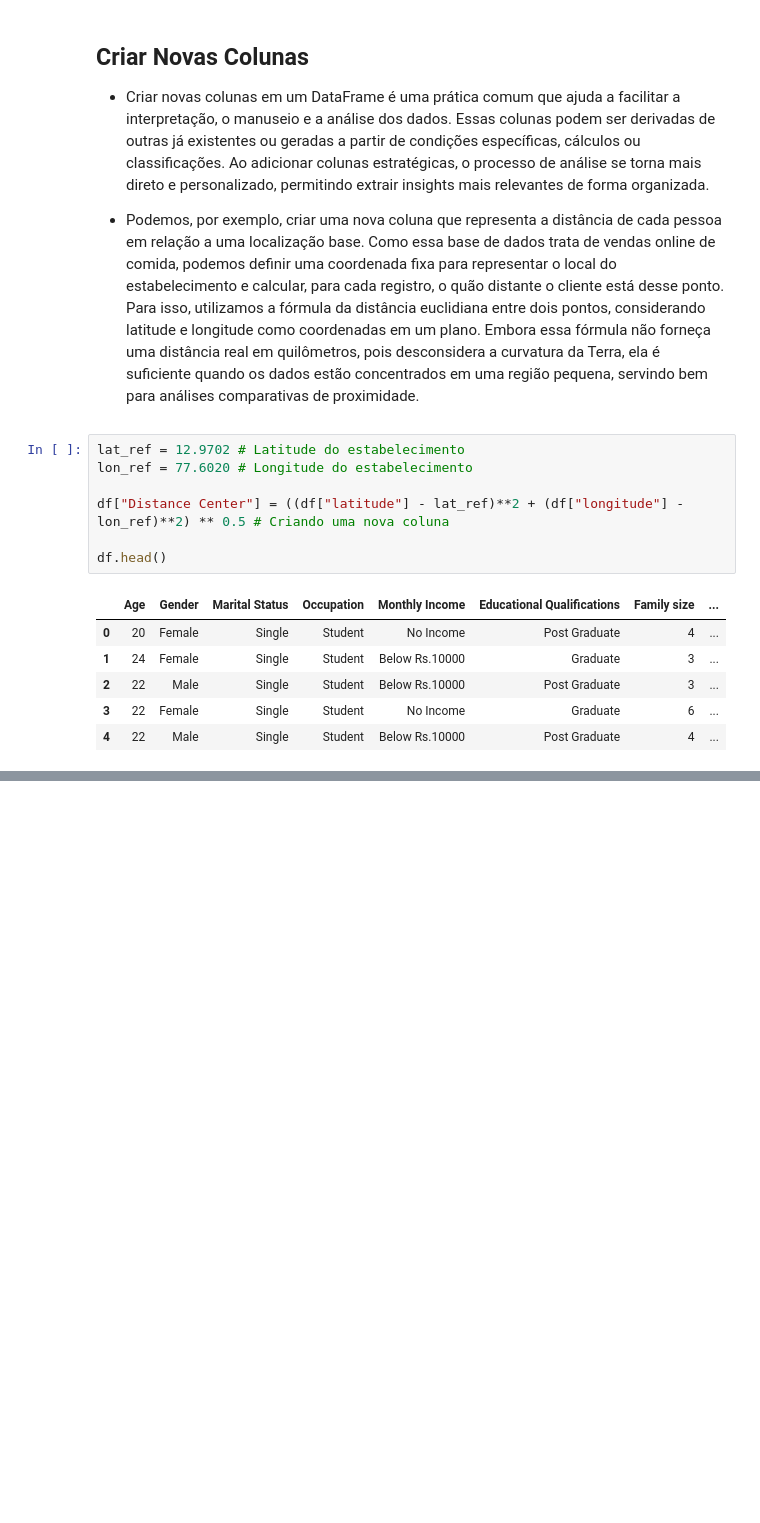
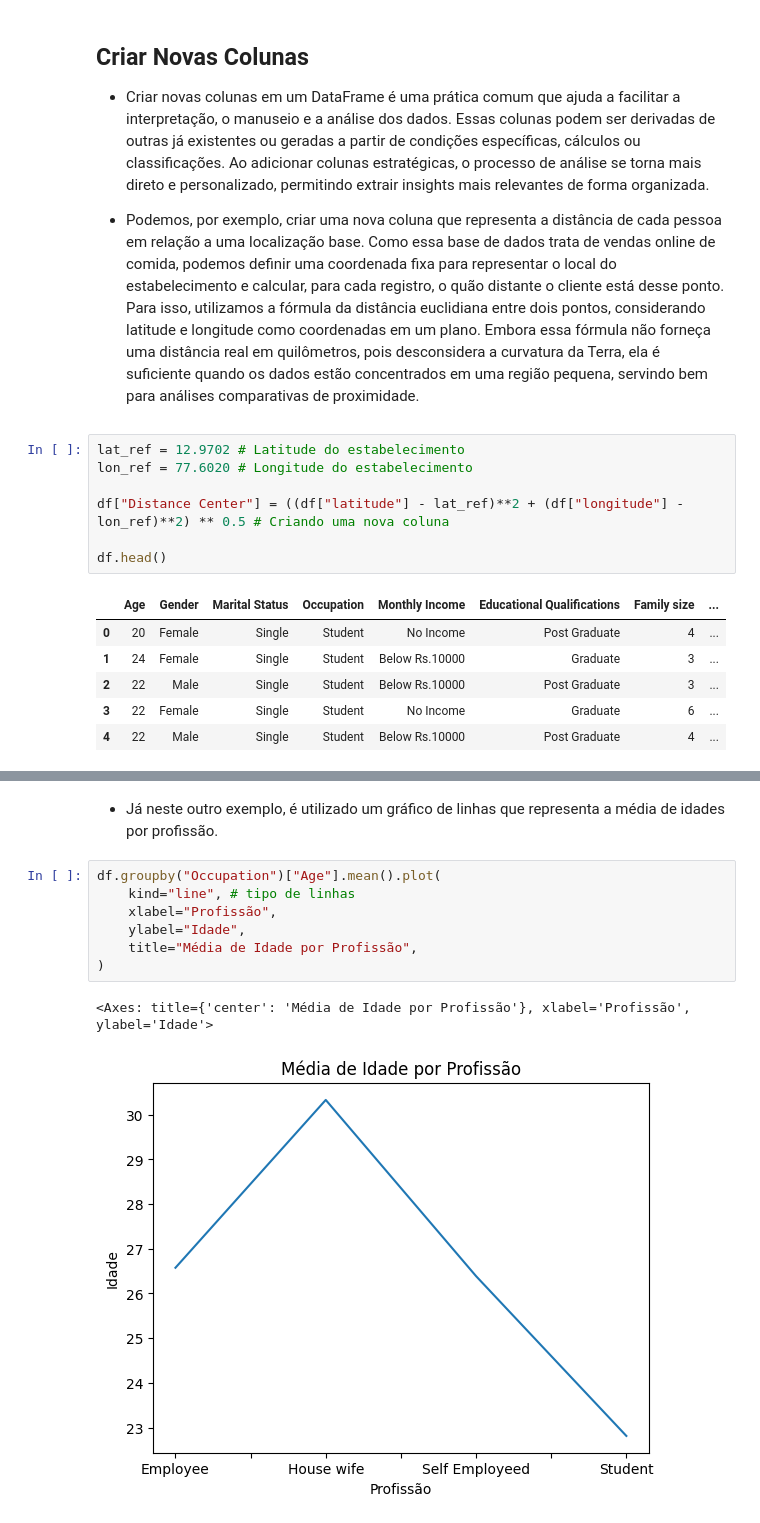
Before and after one commit to FelipeOrlandoLanzara/Data-Science, a Jupyter notebook: 2. Análise de Dados/2.2. Pandas/pandas.ipynb, the cells around one changed output, grey strips where cells are left out. Drawn from its saved outputs; the diff is of its cells as text; blank space fills up the shorter version.

```diff
--- a/2. Análise de Dados/2.2. Pandas/pandas.ipynb
+++ b/2. Análise de Dados/2.2. Pandas/pandas.ipynb
@@ -879,0 +886,12 @@ df["Age"].value_counts().plot(
+# %% [markdown]
+- Já neste outro exemplo, é utilizado um gráfico de linhas que representa a média de idades por profissão.
+# %%
+df.groupby("Occupation")["Age"].mean().plot(
+    kind="line", # tipo de linhas
+    xlabel="Profissão",
+    ylabel="Idade",
+    title="Média de Idade por Profissão",
+)
+# %% [output]
+<Axes: title={'center': 'Média de Idade por Profissão'}, xlabel='Profissão', ylabel='Idade'>
+[figure, added]
```
Also changed, not shown: parts of 21 cells of this notebook.
